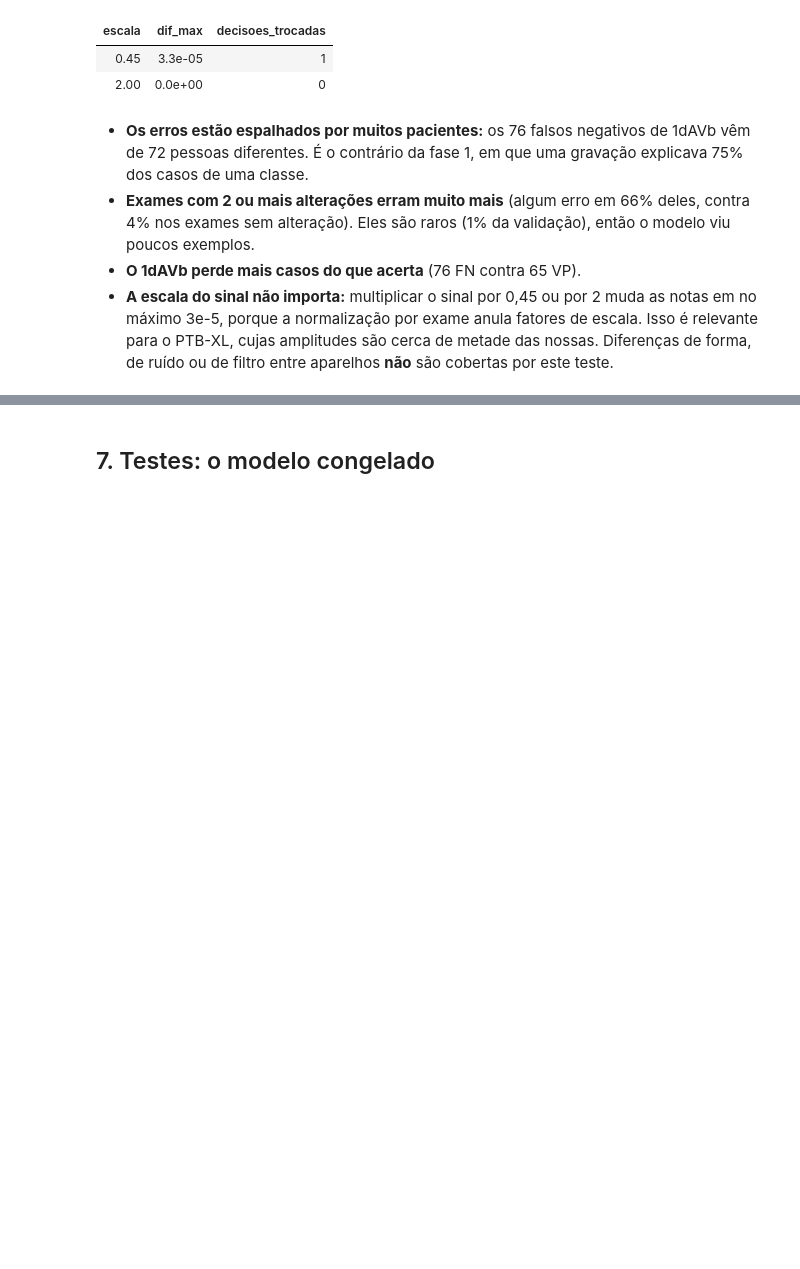
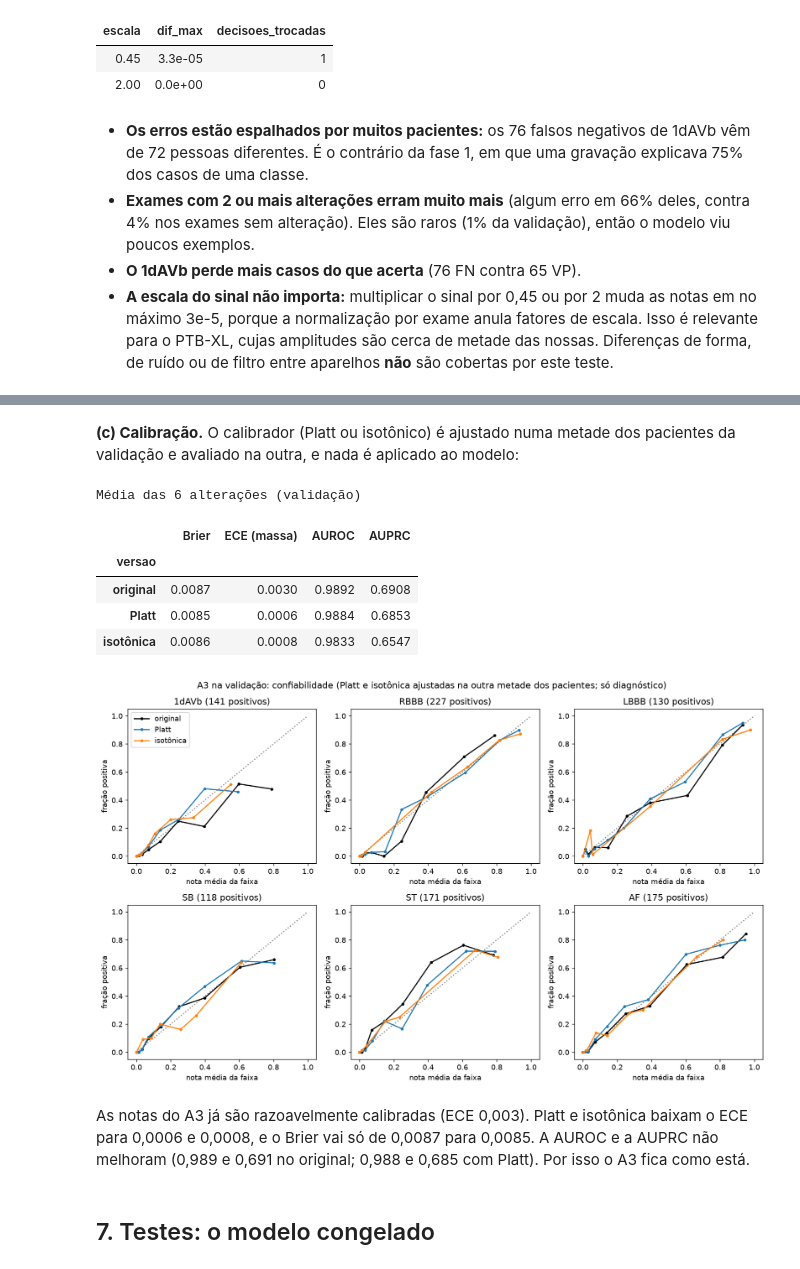
Before and after one commit to releventhal/Entrega-final-Insper-AI, a Jupyter notebook: projeto_ecg.ipynb, the cells around one changed output, grey strips where cells are left out. Saved outputs shown, nothing was run; the diff lists cells and outputs as text; code cells hidden in the pictures; blank space fills up the shorter version.

```diff
--- a/projeto_ecg.ipynb
+++ b/projeto_ecg.ipynb
@@ -716,3 +864,22 @@ Sinal multiplicado por um fator antes da normalização: mudança máxima nas no
+# %% [markdown]
+**(c) Calibração.** O calibrador (Platt ou isotônico) é ajustado numa metade dos pacientes da validação e avaliado na outra, e nada é aplicado ao modelo:
+# %%
+# (c) Calibração: as notas do A3 se parecem com probabilidades? o calibrador é ajustado numa metade dos pacientes da validação e avaliado na outra (diagnóstico: nada é aplicado ao modelo).
+cal = pd.read_csv(RES / "robustez_03_calibracao.csv")
+resumo_cal = cal.groupby("versao")[["brier", "ece_massa", "auroc", "auprc"]].mean().loc[["original", "Platt", "isotônica"]]
+display(resumo_cal.rename(columns={"brier": "Brier", "ece_massa": "ECE (massa)", "auroc": "AUROC", "auprc": "AUPRC"})
+        .style.format(precision=4).set_caption("Média das 6 alterações (validação)"))
+display(Image(filename="figuras/robustez_03_calibracao.png"))
+# %% [output]
+Média das 6 alterações (validação)
+|  | Brier | ECE (massa) | AUROC | AUPRC |
+| versao |  |  |  |  |
+| original | 0.0087 | 0.0030 | 0.9892 | 0.6908 |
+| Platt | 0.0085 | 0.0006 | 0.9884 | 0.6853 |
+| isotônica | 0.0086 | 0.0008 | 0.9833 | 0.6547 |
+[figure, added]
+# %% [markdown]
+As notas do A3 já são razoavelmente calibradas (ECE 0,003). Platt e isotônica baixam o ECE para 0,0006 e 0,0008, e o Brier vai só de 0,0087 para 0,0085. A AUROC e a AUPRC não melhoram (0,989 e 0,691 no original; 0,988 e 0,685 com Platt). Por isso o A3 fica como está.
 # %% [markdown]
 ## 7. Testes: o modelo congelado
 # %% [markdown]
```
Also changed, not shown: parts of 19 cells of this notebook.
